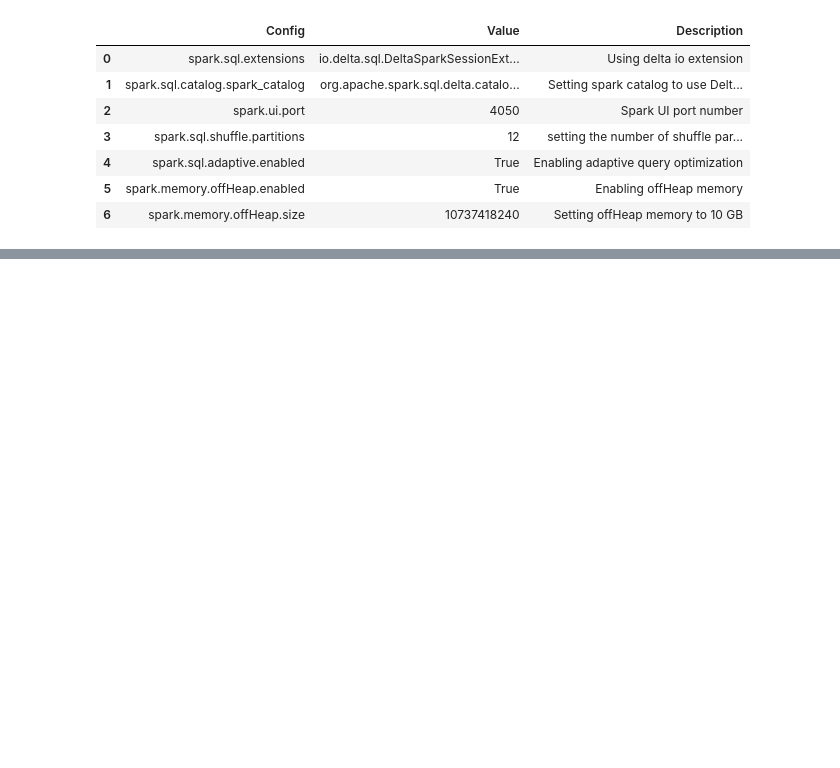
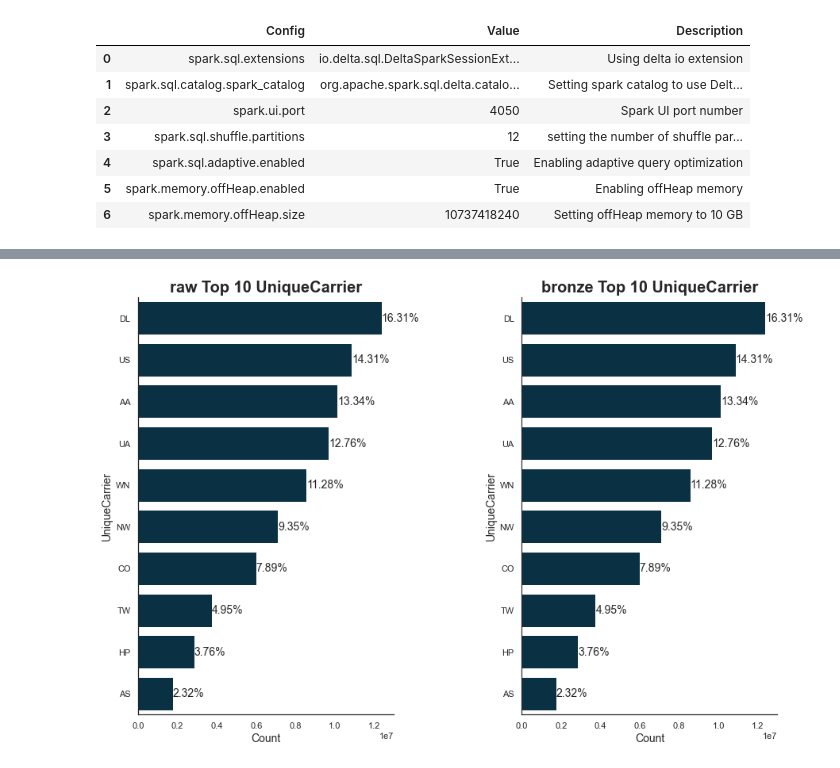
Before and after one commit to ahmed-gharib89/flights-delta-lake, a Jupyter notebook: Capstone Project Template.ipynb, the cells around one changed output, grey strips where cells are left out. Saved outputs shown, nothing was run; the diff lists cells and outputs as text; code cells hidden in the pictures; blank space fills up the shorter version.

```diff
--- a/Capstone Project Template.ipynb
+++ b/Capstone Project Template.ipynb
@@ -939,0 +388,5 @@ Create a data dictionary for your data model. For each field, provide a brief de
+# %%
+# Compare the top 10 uniqure carriers
+top_10_uniqure_carriers = explore_flights.top_bottom_n('UniqueCarrier', top=True, n=10, bar_chart=True)
+# %% [output]
+[figure, added]
```
Also changed, not shown: parts of 198 cells of this notebook.
